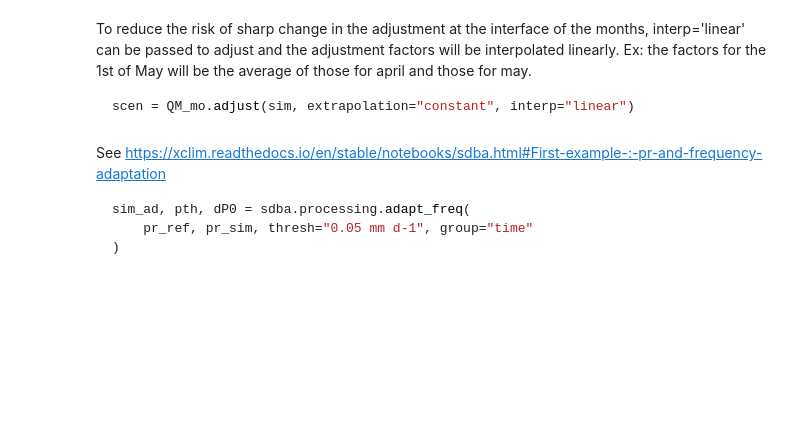
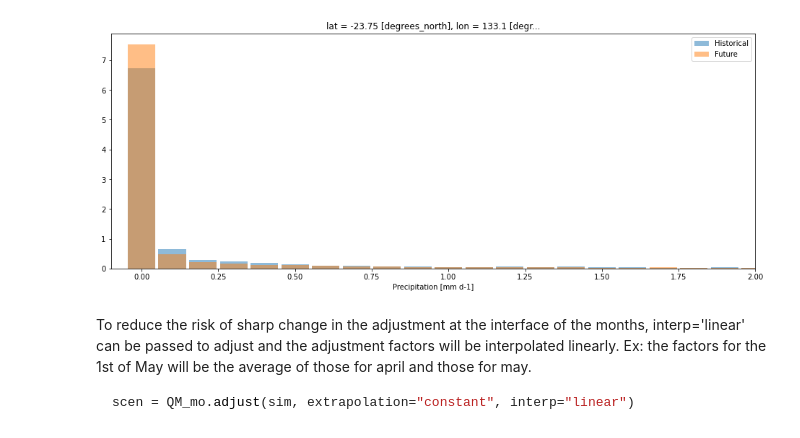
Before and after one commit to AusClimateService/qqscale, a Jupyter notebook: example_validation/rainfall_adjustment.ipynb, the cells around one changed output. Drawn from its saved outputs; the diff is of its cells as text; code cells hidden in the pictures; blank space fills up the shorter version.

````diff
--- a/example_validation/rainfall_adjustment.ipynb
+++ b/example_validation/rainfall_adjustment.ipynb
@@ -15,4 +33,8 @@ future_files = [
 # %%
 ds_hist = xr.open_mfdataset(hist_files)
-ds_hist = subset_bbox(ds_hist, start_date='1995-01-01', end_date='2014-12-31')
+ds_hist = subset_bbox(
+    ds_hist,
+    start_date='1995-01-01',
+    end_date='2014-12-31',
+)
 ds_hist['pr'] = xc.units.convert_units_to(ds_hist['pr'], 'mm d-1')
@@ -31,17 +157,39 @@ qm = sdba.EmpiricalQuantileMapping.train(
+# %%
+fig, ax = plt.subplots(figsize=[16, 6])
+
+bins = np.arange(-0.05, 132, 0.1)
+
+hist_plot = ds_hist['pr'].sel(point_selection, method='nearest').plot.hist(
+    ax=ax,
+    bins=bins,
+    density=True,
+    rwidth=0.9,
+    alpha=0.5,
+    color='tab:blue',
+    label='Historical',
+)
+
+future_plot = ds_future['pr'].sel(point_selection, method='nearest').plot.hist(
+    ax=ax,
+    bins=bins,
+    density=True,
+    rwidth=0.9,
+    alpha=0.5,
+    color='tab:orange',
+    label='Future',
+)
+
+plt.legend()
+ax.set_xlim(-0.1, 2)
+plt.show()
+# %% [output]
+[figure, added]
 # %% [markdown]
 To reduce the risk of sharp change in the adjustment at the interface of the months, interp='linear' can be passed to adjust and the adjustment factors will be interpolated linearly. Ex: the factors for the 1st of May will be the average of those for april and those for may.
 
 ```python
 scen = QM_mo.adjust(sim, extrapolation="constant", interp="linear")
 ```
-# %% [markdown]
-See https://xclim.readthedocs.io/en/stable/notebooks/sdba.html#First-example-:-pr-and-frequency-adaptation
-
-```python
-sim_ad, pth, dP0 = sdba.processing.adapt_freq(
-    pr_ref, pr_sim, thresh="0.05 mm d-1", group="time"
-)
-```
 # %%
 qm.ds = qm.ds.assign_coords({'lat': ds_future['lat'], 'lon': ds_future['lon']}) #xclim strips lat/lon attributes
 qm.ds = qm.ds.transpose('quantiles', 'month', 'lat', 'lon')
````
Also changed, not shown: parts of 21 cells of this notebook, 1 other file.
